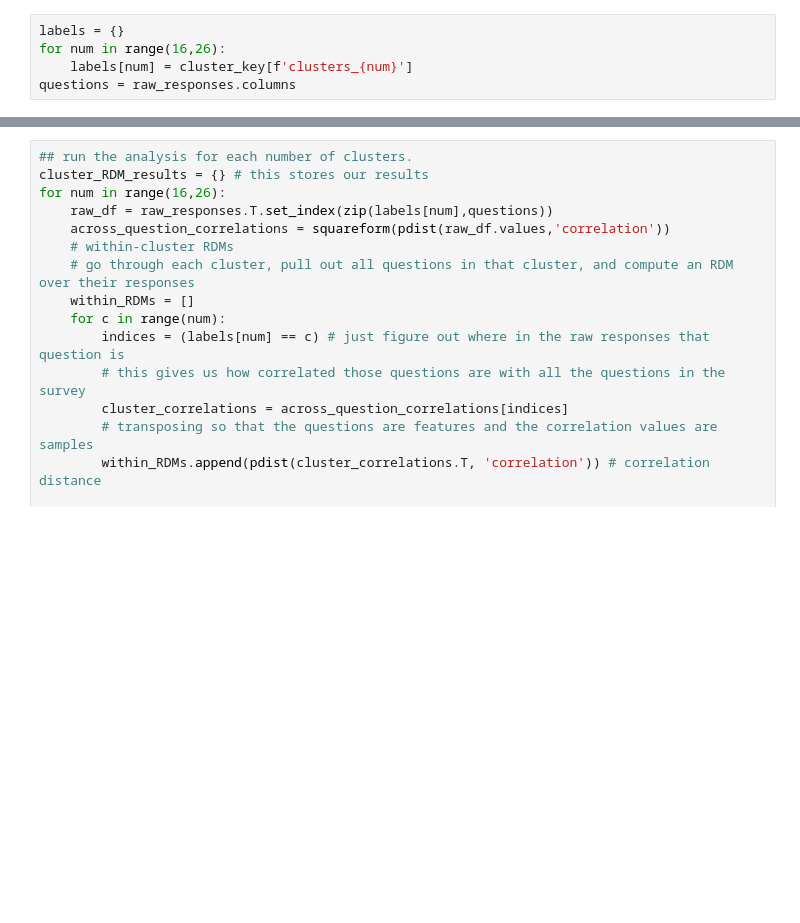
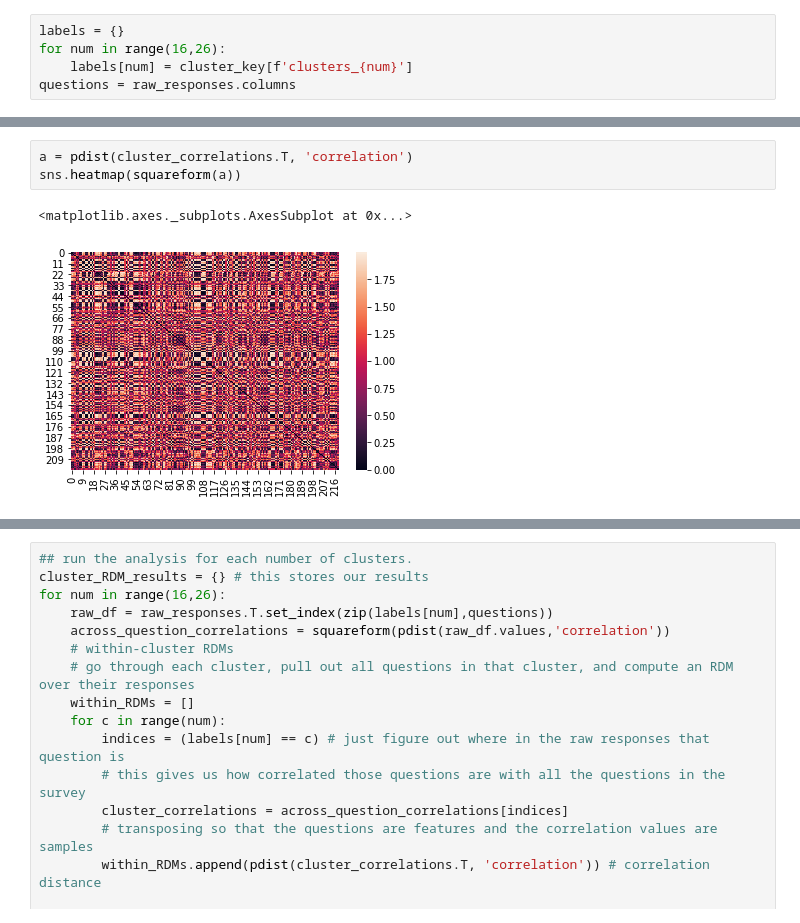
Before and after one commit to ericabusch/RDM_resources, a Jupyter notebook: RDMs.ipynb, the cells around one changed output, grey strips where cells are left out. Drawn from its saved outputs; the diff is of its cells as text; blank space fills up the shorter version.

```diff
--- a/RDMs.ipynb
+++ b/RDMs.ipynb
@@ -53,0 +77,6 @@ questions = raw_responses.columns
+# %%
+a = pdist(cluster_correlations.T, 'correlation')
+sns.heatmap(squareform(a))
+# %% [output]
+<matplotlib.axes._subplots.AxesSubplot at 0x...>
+[figure, added]
```
Also changed, not shown: parts of 19 cells of this notebook.
